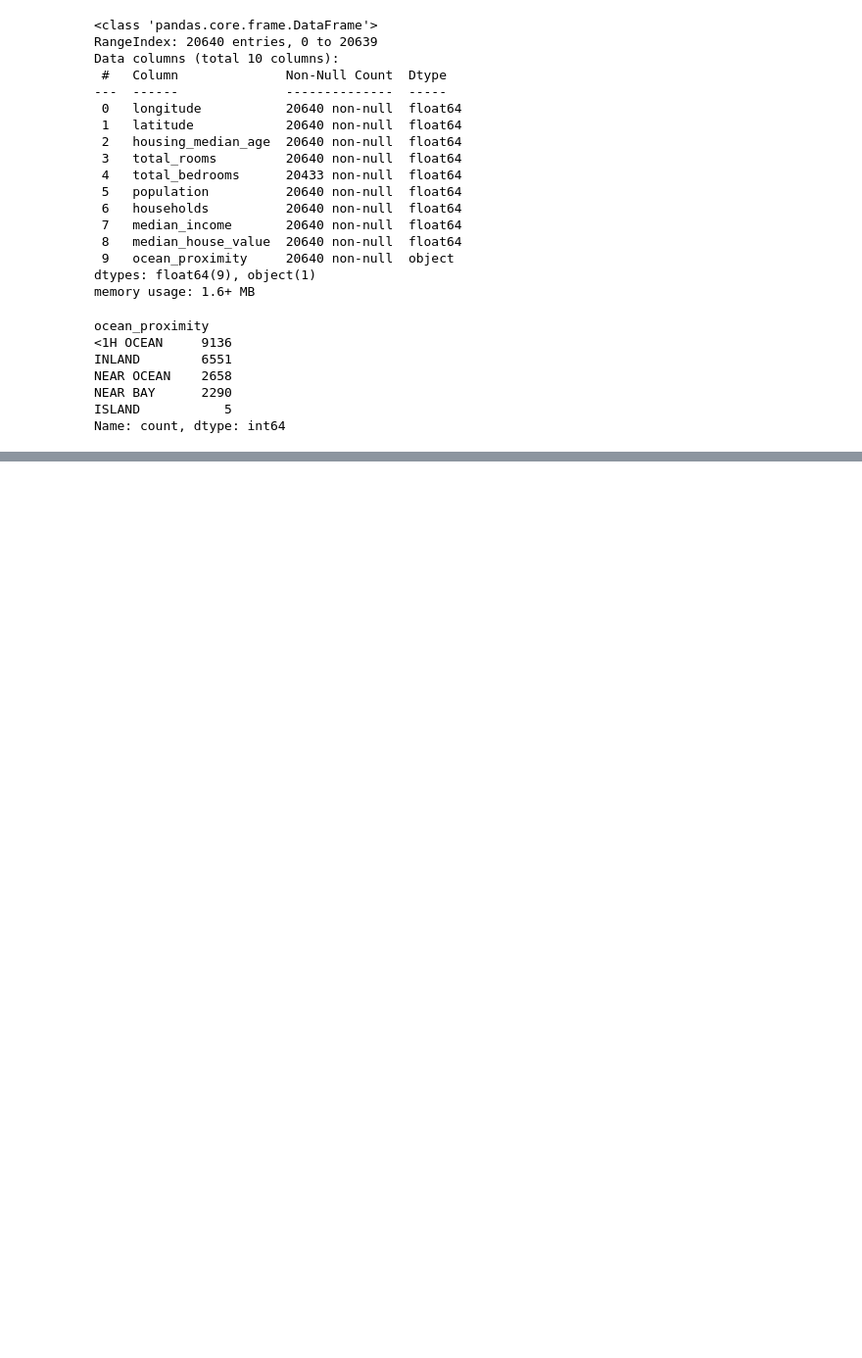
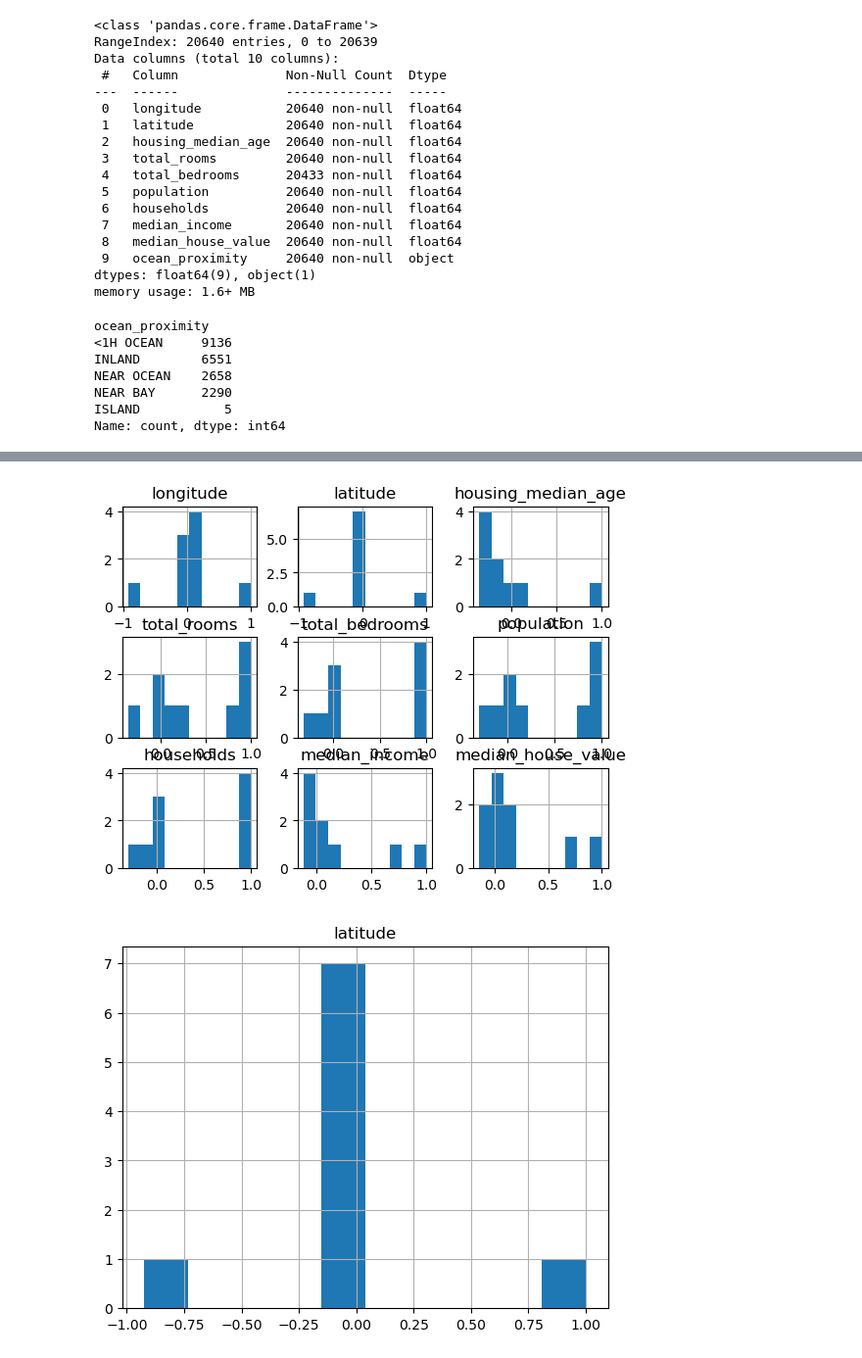
Before and after one commit to marioruizgonzalez/ML, a Jupyter notebook: 1-starringProyect.ipynb, the cells around one changed output, grey strips where cells are left out. Shown at 98% size. Drawn from its saved outputs; the diff is of its cells as text; code cells hidden in the pictures; blank space fills up the shorter version.

```diff
--- a/1-starringProyect.ipynb
+++ b/1-starringProyect.ipynb
@@ -74,0 +214,2 @@ plt.show()
+# %%
+numeric_columns = housing.select_dtypes(include=[np.number])
@@ -74,0 +231,5 @@ plt.show()
+# %%
+numeric_columns_clean = numeric_columns.fillna(numeric_columns.mean())
+# %%
+corr_matrix = numeric_columns_clean.corr()
+print(corr_matrix)
@@ -74,0 +263,6 @@ plt.show()
+# %%
+corr_matrix.hist("latitude")
+plt.show()
+# %% [output]
+[figure, added]
+[figure, added]
```
Also changed, not shown: parts of 35 cells of this notebook, 7 other files.
